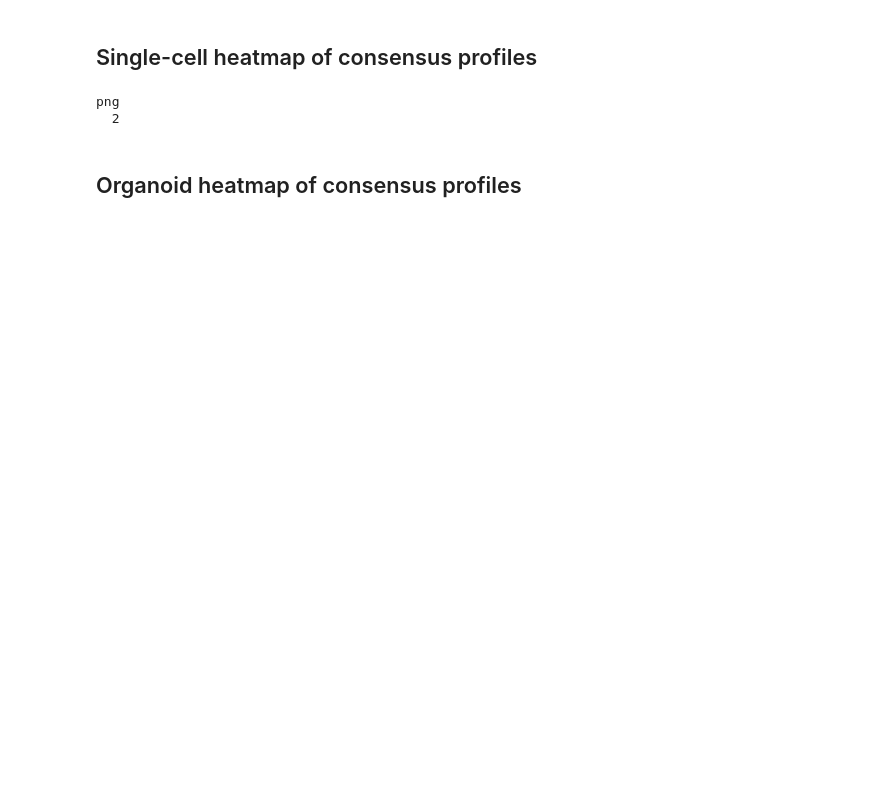
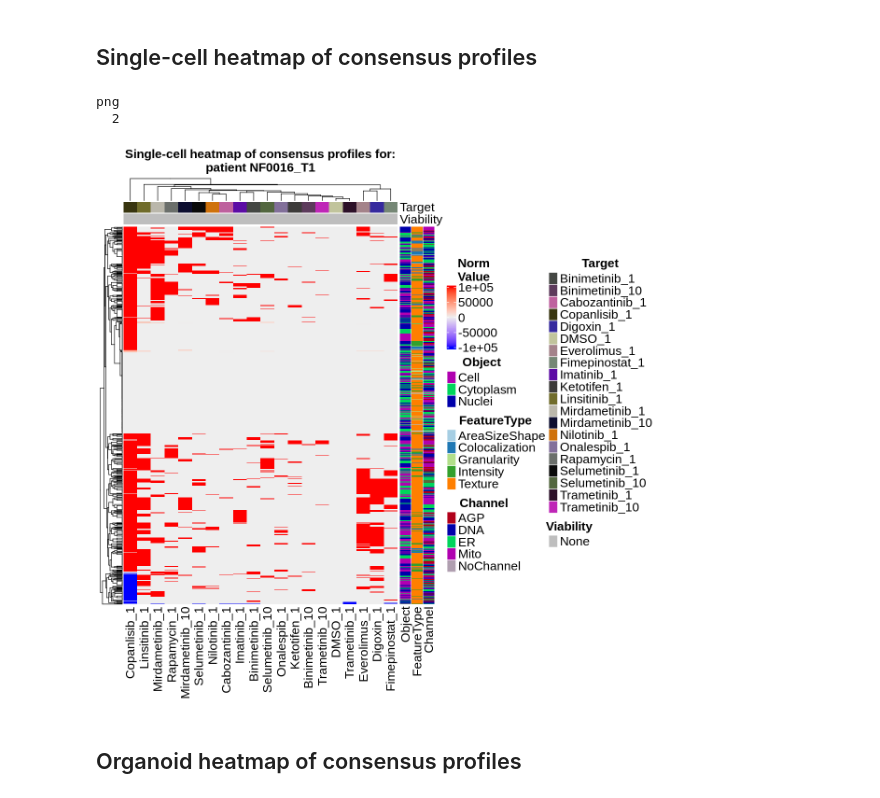
Before and after one commit to MikeLippincott/NF1_organoid_profile_analysis, a Jupyter notebook: 1.EDA/notebooks/2.consensus_profiles.ipynb, the cells around one changed output. Drawn from its saved outputs; the diff is of its cells as text; code cells hidden in the pictures; blank space fills up the shorter version.

Commit message:
heatmaps revamp

```diff
--- a/1.EDA/notebooks/2.consensus_profiles.ipynb
+++ b/1.EDA/notebooks/2.consensus_profiles.ipynb
@@ -117,4 +110,17 @@ if (!dir.exists(file.path(root_dir,paste0("5.EDA/figures/consensus_heatmaps/")))
 # drop columns that contain neighbors
 sc_consensus_df <- sc_consensus_df %>%
   select(-contains("Neighbors"))
+
+# merge the viability scores with the consensus profiles
+sc_consensus_df <- merge(
+    x = sc_consensus_df,
+    y = viability_scores_df %>% filter(patient_id == patient_id),
+    by.x = c("Metadata_Biology_PatientTumor", "Metadata_Experiment_Treatment", "Metadata_Experiment_Dose"),
+    by.y = c("patient_id", "Treatment", "Dose"),
+    all.x = TRUE
+)
+# drop duplicate rows after the merge
+sc_consensus_df <- sc_consensus_df %>%
+  distinct()
+sc_consensus_df$Metadata_Experiment_Treatment_Full <- paste(sc_consensus_df$Metadata_Experiment_Treatment, sc_consensus_df$Metadata_Experiment_Dose, sep = "_")
 # %%
@@ -134,27 +157,17 @@ column_anno <- HeatmapAnnotation(
 # %%
 # get the list of features
 features <- colnames(sc_consensus_df)
-features <- features[!features %in% c("treatment", "Target", "Class", "single_cell_count")]
+features <- features[!features %in% c("Metadata_Biology_PatientTumor", "Metadata_Experiment_Treatment", "Metadata_Experiment_Dose", "Metadata_Experiment_Treatment_Full", "Unit", "Drug", "Concentration_uM", "Viability_percentage")]
 features <- as.data.frame(features)
 rownames(features) <- features$features
 # split the features by _ into multiple columns
 features <- features %>%
-    separate(features, into = c("Feature Type", "Compartment", "Channel", "Measurement"), sep = "_", extra = "merge", fill = "right")
-# if Feature type is AreaSizeShape then shift the Channel to the Measurement column and set Channel to NA
-features <- features %>%
-    mutate(
-        Measurement = ifelse(`Feature Type` == "Area.Size.Shape", Channel, Measurement)
-    )
-features <- features %>%
-    mutate(
-        Channel = ifelse(`Feature Type` == "Area.Size.Shape", "None", Channel)
-    )
-
+    separate(features, into = c("Compartment", "Channel", "Feature Type", "Measurement"), sep = "_", extra = "merge", fill = "right")
 # select the first channel for colocalization features channels are split by .
 features <- features %>%
     mutate(
         Channel = ifelse(`Feature Type` == "Colocalization",
-                         sub("\\..*", "", Channel),
+                         sub("-.*", "", Channel),
                          Channel)
     )
 
@@ -196,7 +209,7 @@ row_measurement = rowAnnotation(
     annotation_name_gp = gpar(fontsize = 16),
     col = list(
             FeatureType = c(
-            "Area.Size.Shape" = brewer.pal(8, "Paired")[1],
+            "AreaSizeShape" = brewer.pal(8, "Paired")[1],
             "Colocalization" = brewer.pal(8, "Paired")[2],
             "Granularity" = brewer.pal(8, "Paired")[3],
             "Intensity" = brewer.pal(8, "Paired")[4],
@@ -235,17 +248,19 @@ row_channel = rowAnnotation(
             "Mito" = "#B000B0",
             "ER" = "#00D55B",
             "BF" = "#FFFF00",
-            "None" = "#B09FB0")
+            "NoChannel" = "#B09FB0")
     )
 )
 row_annotations = c(row_compartment, row_measurement, row_channel)
 # %%
 mat <- sc_consensus_df %>%
-  select(-treatment, -Class, -Target) %>%
-
+  select(-Metadata_Biology_PatientTumor, -Metadata_Experiment_Treatment, -Metadata_Experiment_Dose, -Metadata_Experiment_Treatment_Full, -Unit, -Drug, -Concentration_uM, -Viability_percentage) %>%
   as.matrix()
 mat <- t(mat)
-colnames(mat) <- sc_consensus_df$treatment
+colnames(mat) <- sc_consensus_df$Metadata_Experiment_Treatment_Full
+# clip extreme outlier values so they don't wash out the color scale
+mat[mat > 1e1] <- 1e1
+mat[mat < -1e1] <- -1e1
 # %%
 width <- 10
 height <- 10
@@ -260,33 +275,35 @@ heatmap_plot <- Heatmap(
         column_names_gp = gpar(fontsize = 16), # Column name label formatting
         row_names_gp = gpar(fontsize = 14),
 
         # show_heatmap_legend = FALSE,
         heatmap_legend_param = list(
                     title = "Norm\nValue",
                     title_position = "topcenter",
                     title_gp = gpar(fontsize = 16, angle = 0, fontface = "bold", hjust = 1.0),
                     labels_gp = gpar(fontsize = 16),
                     # legend_height = unit(2, "cm"),
                     legend_width = unit(3, "cm"),
                     annotation_legend_side = "bottom"
                     ),
 
         # row_dend_width = unit(2, "cm"),
         # column_title = paste0("Dose: ", dose," uM"),
         right_annotation = row_annotations,
         top_annotation = column_anno,
         column_title = paste0("Single-cell heatmap of consensus profiles for:\npatient ", patient_id),
         # adjust the title position and size
         column_title_gp = gpar(fontsize = 16, fontface = "bold", hjust = 0.5),
 
     )
 png(sc_consensus_heatmap_file_path, width = width, height = height, units = "in", res = 300)
 # save as a PNG
 draw(heatmap_plot, merge_legend = TRUE, heatmap_legend_side = "right")
 dev.off()
+heatmap_plot
 # %% [output]
 png
   2
+[figure, added]
 # %% [markdown]
 ## Organoid heatmap of consensus profiles
 # %%
```
Also changed, not shown: parts of 9 cells of this notebook, 21 other files.
